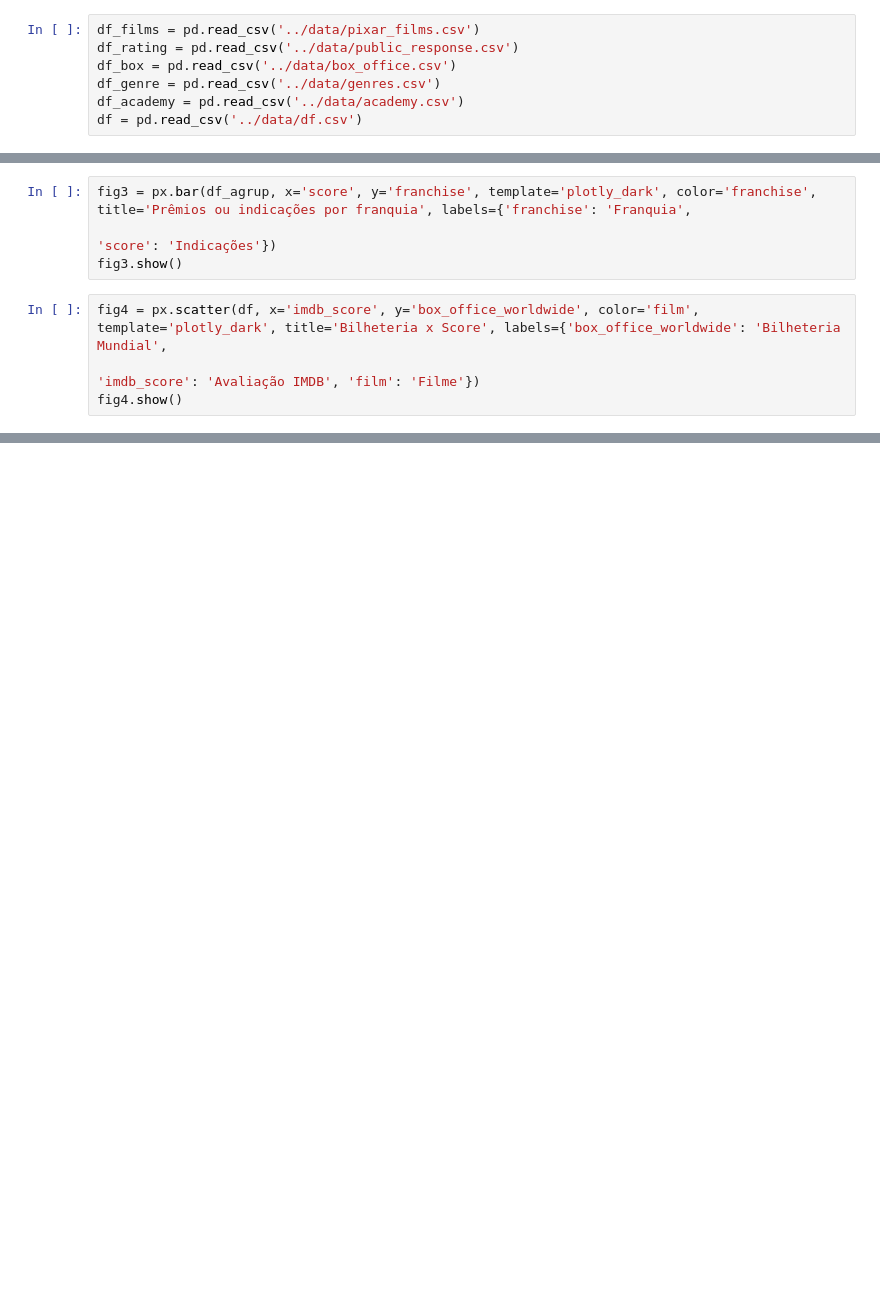
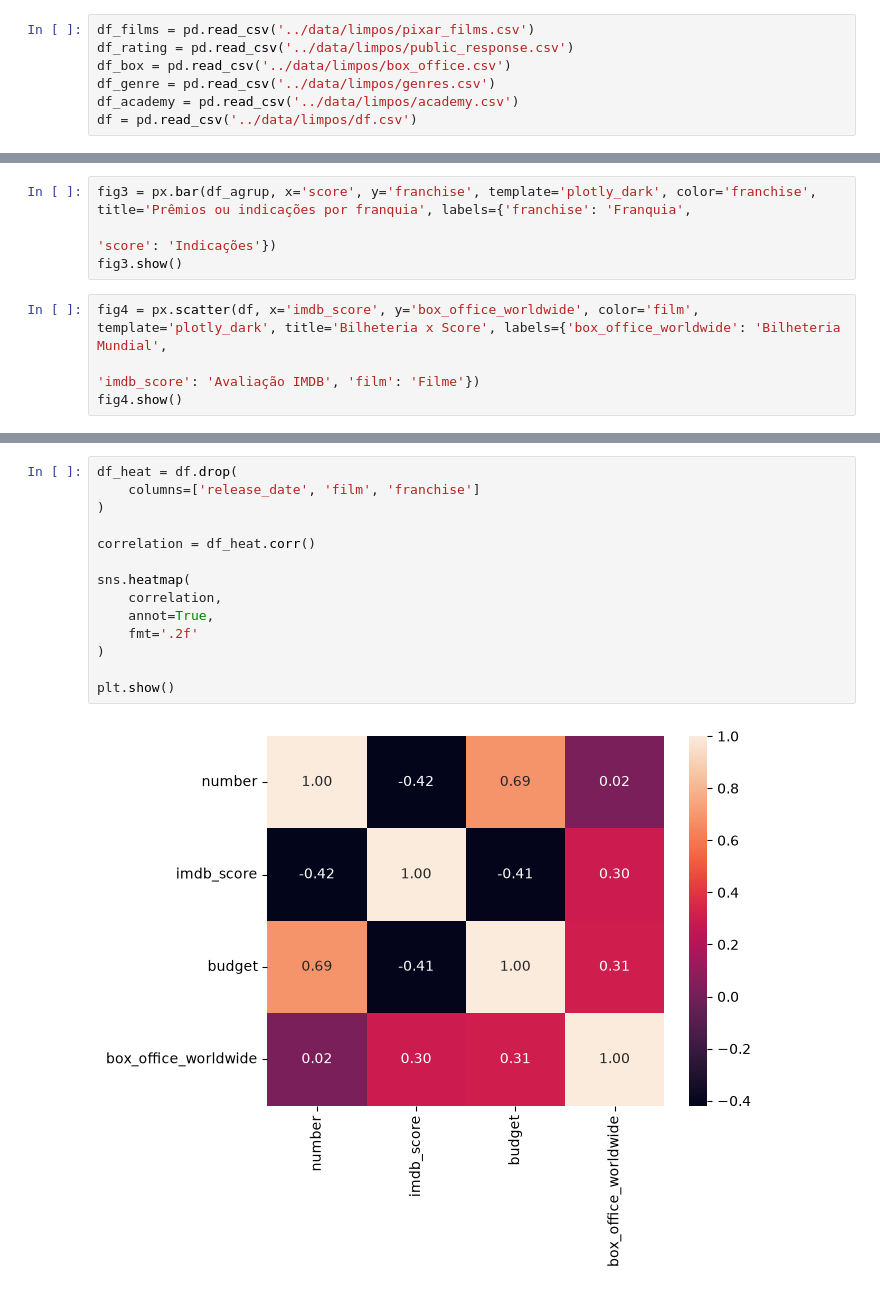
Before and after one commit to igromachado/projeto_data_viz_pixar, a Jupyter notebook: src/projeto_data_viz_pixar/main/main.ipynb, the cells around one changed output, grey strips where cells are left out. Saved outputs shown, nothing was run; the diff lists cells and outputs as text; blank space fills up the shorter version.

Commit message:
update: adding new graphics

```diff
--- a/src/projeto_data_viz_pixar/main/main.ipynb
+++ b/src/projeto_data_viz_pixar/main/main.ipynb
@@ -7,10 +9,10 @@ import plotly.graph_objects as go
 # %%
-df_films = pd.read_csv('../data/pixar_films.csv')
-df_rating = pd.read_csv('../data/public_response.csv')
-df_box = pd.read_csv('../data/box_office.csv')
-df_genre = pd.read_csv('../data/genres.csv')
-df_academy = pd.read_csv('../data/academy.csv')
-df = pd.read_csv('../data/df.csv')
+df_films = pd.read_csv('../data/limpos/pixar_films.csv')
+df_rating = pd.read_csv('../data/limpos/public_response.csv')
+df_box = pd.read_csv('../data/limpos/box_office.csv')
+df_genre = pd.read_csv('../data/limpos/genres.csv')
+df_academy = pd.read_csv('../data/limpos/academy.csv')
+df = pd.read_csv('../data/limpos/df.csv')
 # %%
 fig = make_subplots(specs=[[{"secondary_y": True}]])
 
@@ -87,0 +153,16 @@ fig5.show()
+# %%
+df_heat = df.drop(
+    columns=['release_date', 'film', 'franchise']
+)
+
+correlation = df_heat.corr()
+
+sns.heatmap(
+    correlation,
+    annot=True,
+    fmt='.2f'
+)
+
+plt.show()
+# %% [output]
+[figure, added]
```
Also changed, not shown: parts of 7 cells of this notebook, 2 other files.
